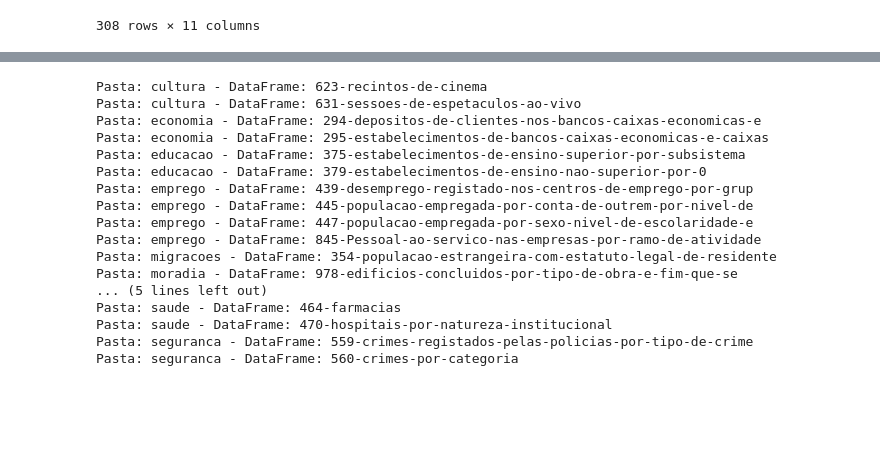
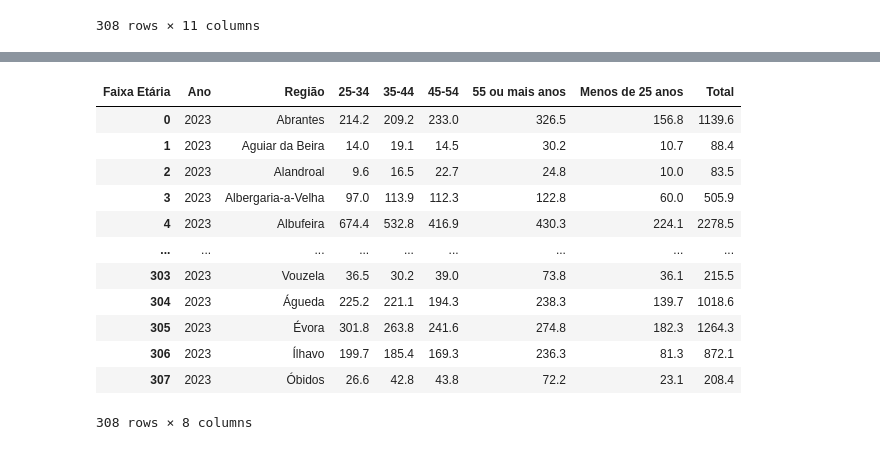
Before and after one commit to johnosd/MPAlugueisLisboa, a Jupyter notebook: src/PordataPt/test_PorData_Process.ipynb, the cells around one changed output, grey strips where cells are left out. Saved outputs shown, nothing was run; the diff lists cells and outputs as text; code cells hidden in the pictures; blank space fills up the shorter version.

```diff
--- a/src/PordataPt/test_PorData_Process.ipynb
+++ b/src/PordataPt/test_PorData_Process.ipynb
@@ -587,22 +1084,18 @@ df_edu_escola_final
-# %%
-# show dataframes values: df_folder, df_name
-for df_info in dataframes:
-    print(f"Pasta: {df_info['df_folder']} - DataFrame: {df_info['df_name']}")
-# %% [output]
-Pasta: cultura - DataFrame: 623-recintos-de-cinema
-Pasta: cultura - DataFrame: 631-sessoes-de-espetaculos-ao-vivo
-Pasta: economia - DataFrame: 294-depositos-de-clientes-nos-bancos-caixas-economicas-e
-Pasta: economia - DataFrame: 295-estabelecimentos-de-bancos-caixas-economicas-e-caixas
-Pasta: educacao - DataFrame: 375-estabelecimentos-de-ensino-superior-por-subsistema
-Pasta: educacao - DataFrame: 379-estabelecimentos-de-ensino-nao-superior-por-0
-Pasta: emprego - DataFrame: 439-desemprego-registado-nos-centros-de-emprego-por-grup
-Pasta: emprego - DataFrame: 445-populacao-empregada-por-conta-de-outrem-por-nivel-de
-Pasta: emprego - DataFrame: 447-populacao-empregada-por-sexo-nivel-de-escolaridade-e
-Pasta: emprego - DataFrame: 845-Pessoal-ao-servico-nas-empresas-por-ramo-de-atividade
-Pasta: migracoes - DataFrame: 354-populacao-estrangeira-com-estatuto-legal-de-residente
-Pasta: moradia - DataFrame: 978-edificios-concluidos-por-tipo-de-obra-e-fim-que-se
-... (5 lines left out)
-Pasta: saude - DataFrame: 464-farmacias
-Pasta: saude - DataFrame: 470-hospitais-por-natureza-institucional
-Pasta: seguranca - DataFrame: 559-crimes-registados-pelas-policias-por-tipo-de-crime
-Pasta: seguranca - DataFrame: 560-crimes-por-categoria
+# %%
+df_desemprego = find_df_by_name(dataframes, '439-desemprego-registado-nos-centros-de-emprego-por-grup')
+df_desemprego = trata_df_desemprego(df_desemprego)
+df_desemprego
+# %% [output]
+| Faixa Etária | Ano | Região | 25-34 | 35-44 | 45-54 | 55 ou mais anos | Menos de 25 anos | Total |
+| 0 | 2023 | Abrantes | 214.2 | 209.2 | 233.0 | 326.5 | 156.8 | 1139.6 |
+| 1 | 2023 | Aguiar da Beira | 14.0 | 19.1 | 14.5 | 30.2 | 10.7 | 88.4 |
+| 2 | 2023 | Alandroal | 9.6 | 16.5 | 22.7 | 24.8 | 10.0 | 83.5 |
+| 3 | 2023 | Albergaria-a-Velha | 97.0 | 113.9 | 112.3 | 122.8 | 60.0 | 505.9 |
+| 4 | 2023 | Albufeira | 674.4 | 532.8 | 416.9 | 430.3 | 224.1 | 2278.5 |
+| ... | ... | ... | ... | ... | ... | ... | ... | ... |
+| 303 | 2023 | Vouzela | 36.5 | 30.2 | 39.0 | 73.8 | 36.1 | 215.5 |
+| 304 | 2023 | Águeda | 225.2 | 221.1 | 194.3 | 238.3 | 139.7 | 1018.6 |
+| 305 | 2023 | Évora | 301.8 | 263.8 | 241.6 | 274.8 | 182.3 | 1264.3 |
+| 306 | 2023 | Ílhavo | 199.7 | 185.4 | 169.3 | 236.3 | 81.3 | 872.1 |
+| 307 | 2023 | Óbidos | 26.6 | 42.8 | 43.8 | 72.2 | 23.1 | 208.4 |
+308 rows × 8 columns
```
Also changed, not shown: parts of 20 cells of this notebook.
